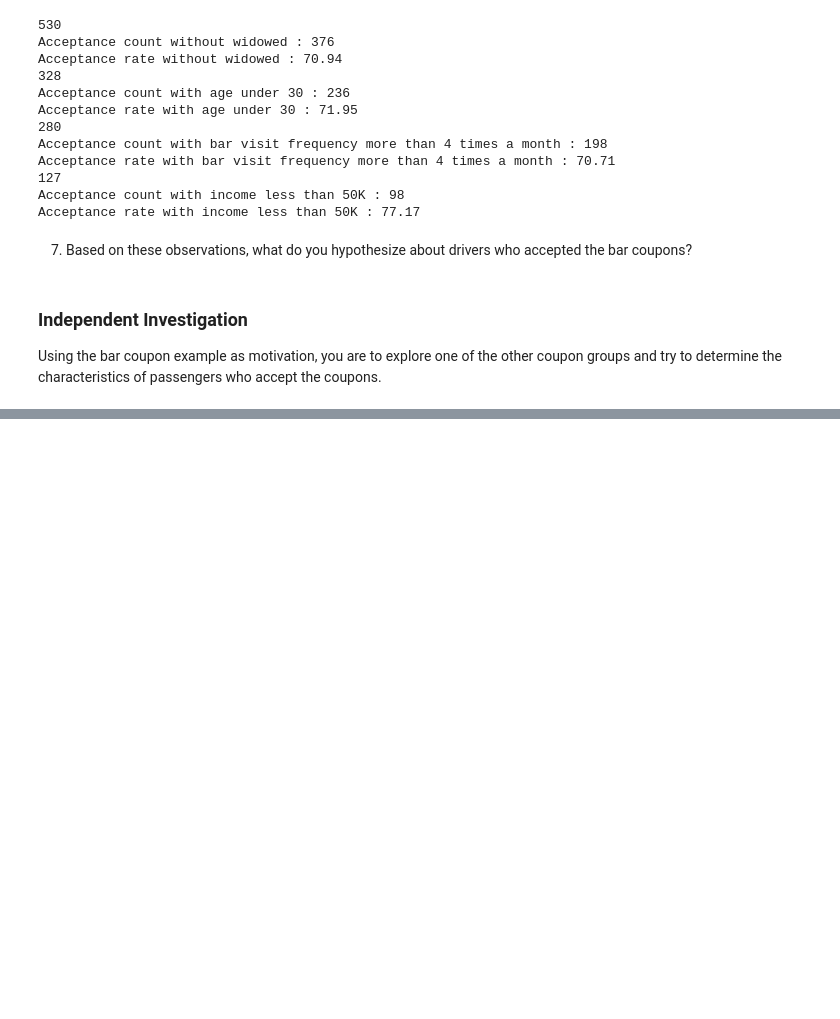
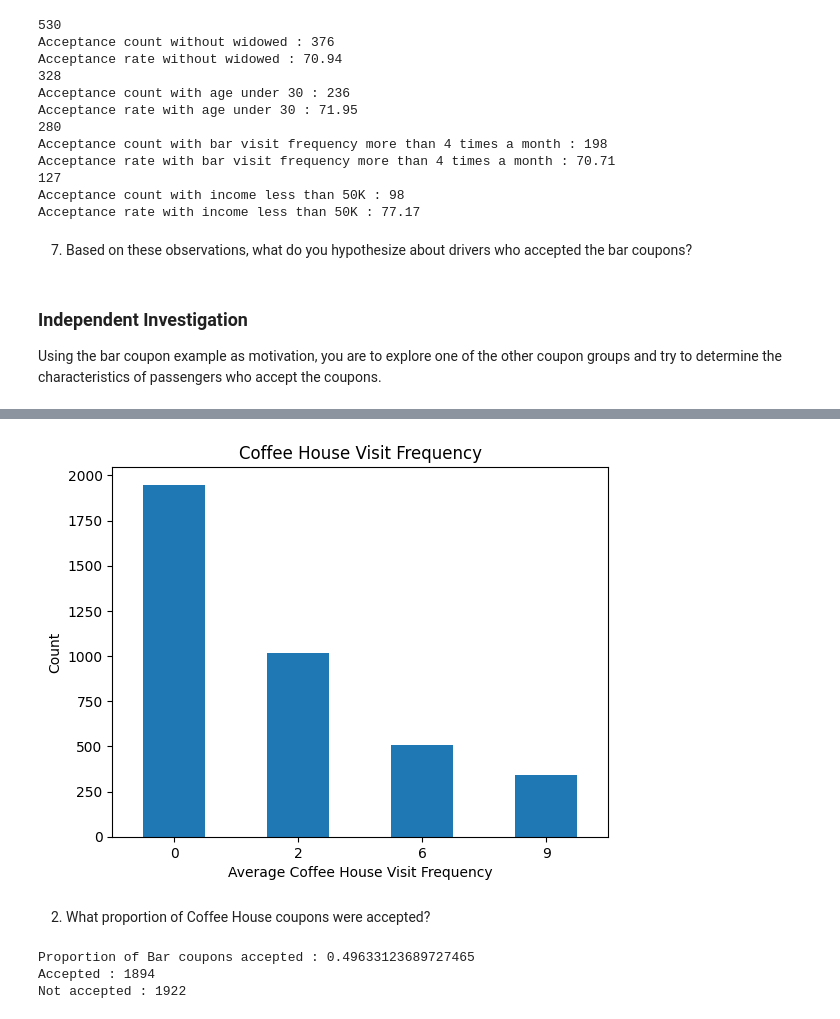
Before and after one commit to kapilsharma2411/assignment5_1_starter, a Jupyter notebook: PracticalAssignment-5_1.ipynb, the cells around one changed output, grey strips where cells are left out. Drawn from its saved outputs; the diff is of its cells as text; code cells hidden in the pictures; blank space fills up the shorter version.

```diff
--- a/PracticalAssignment-5_1.ipynb
+++ b/PracticalAssignment-5_1.ipynb
@@ -364,0 +371,28 @@ Using the bar coupon example as motivation, you are to explore one of the other
+# %%
+#Lets now explore CoffeeHouse coupons
+dfCoffeeHouse = df[df['coupon'] == 'Coffee House']
+dfCoffeeHouse['CoffeeHouse'].value_counts().plot(kind='bar')
+plt.title('Coffee House Visit Frequency')
+plt.xlabel('Average Coffee House Visit Frequency')
+plt.ylabel('Count')
+plt.xticks(rotation=0)
+plt.show()
+#Most people never visited Coffee House followed by people who visit coffee house 1~3 times a month, followed by 4~8 times a month. Very few people visit coffee house more than 8 times a week.
+# %% [output]
+[figure, added]
+# %% [markdown]
+2. What proportion of Coffee House coupons were accepted?
+# %%
+proportionCoffeHouseAccepted = dfCoffeeHouse['Y'].mean()
+print("Proportion of Bar coupons accepted : "+ proportionCoffeHouseAccepted.astype(str))
+#So, 41% of Bar coupons were accepted.
+
+accepted_ch = (dfCoffeeHouse['Y'] == 1).sum()
+not_accepted_ch = (dfCoffeeHouse['Y'] == 0).sum()
+print("Accepted : " + accepted_ch.astype(str))
+print("Not accepted : " + not_accepted_ch.astype(str))
+#So, we can see that people who visit bar more frequently are 41% more likely to accept Bar coupons compared to people who went to bar 3 or fewer times a month.
+# %% [output]
+Proportion of Bar coupons accepted : 0.49633123689727465
+Accepted : 1894
+Not accepted : 1922
```
Also changed, not shown: parts of 8 cells of this notebook.
